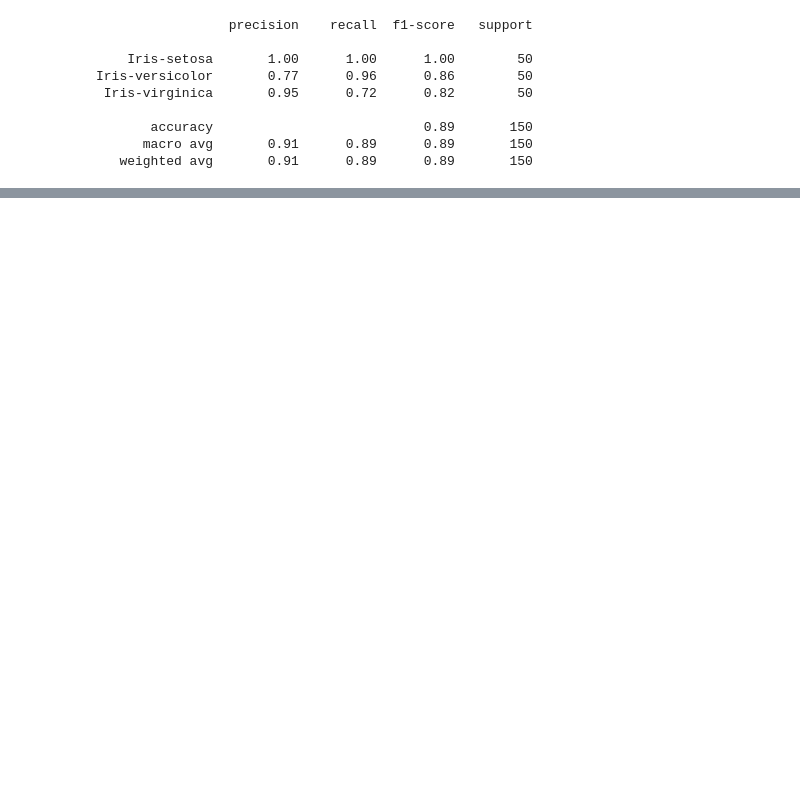
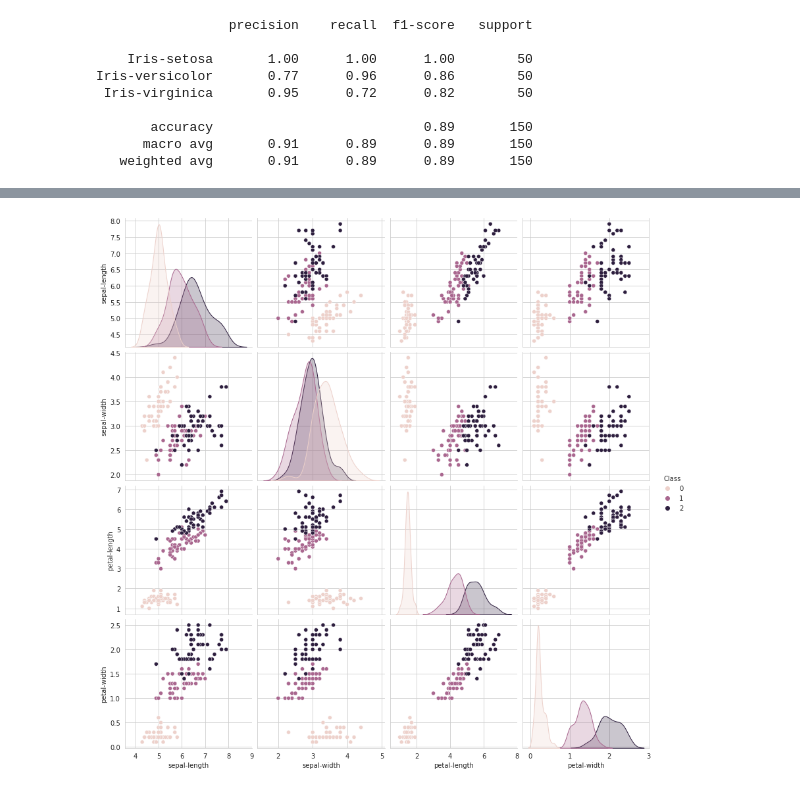
Before and after one commit to KharismaIntanSafitri/datamining, a Jupyter notebook: _sources/Tugas 4.ipynb, the cells around one changed output, grey strips where cells are left out. Drawn from its saved outputs; the diff is of its cells as text; code cells hidden in the pictures; blank space fills up the shorter version.

```diff
--- a/_sources/Tugas 4.ipynb
+++ b/_sources/Tugas 4.ipynb
@@ -117,0 +186,6 @@ accuracy_score(y, y_true)
+# %%
+sns.set_style("whitegrid")
+sns.pairplot(iris,hue="Class",size=3);
+plt.show()
+# %% [output]
+[figure, added]
```
Also changed, not shown: parts of 35 cells of this notebook, 43 other files.
